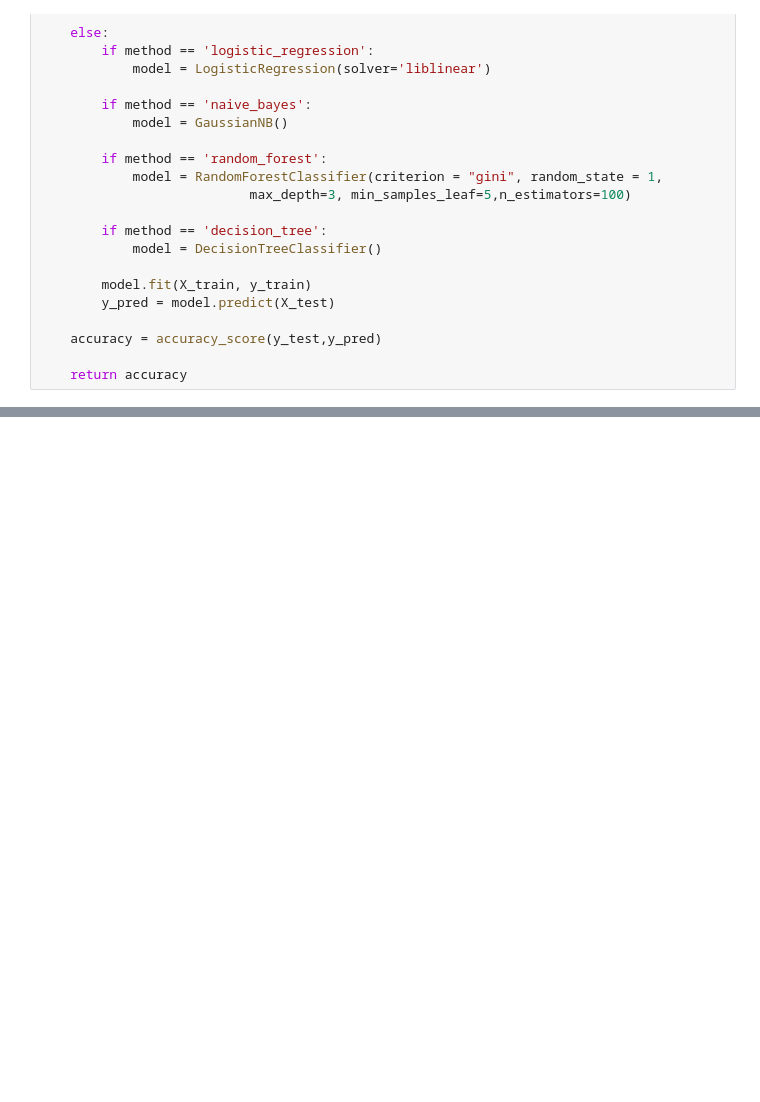
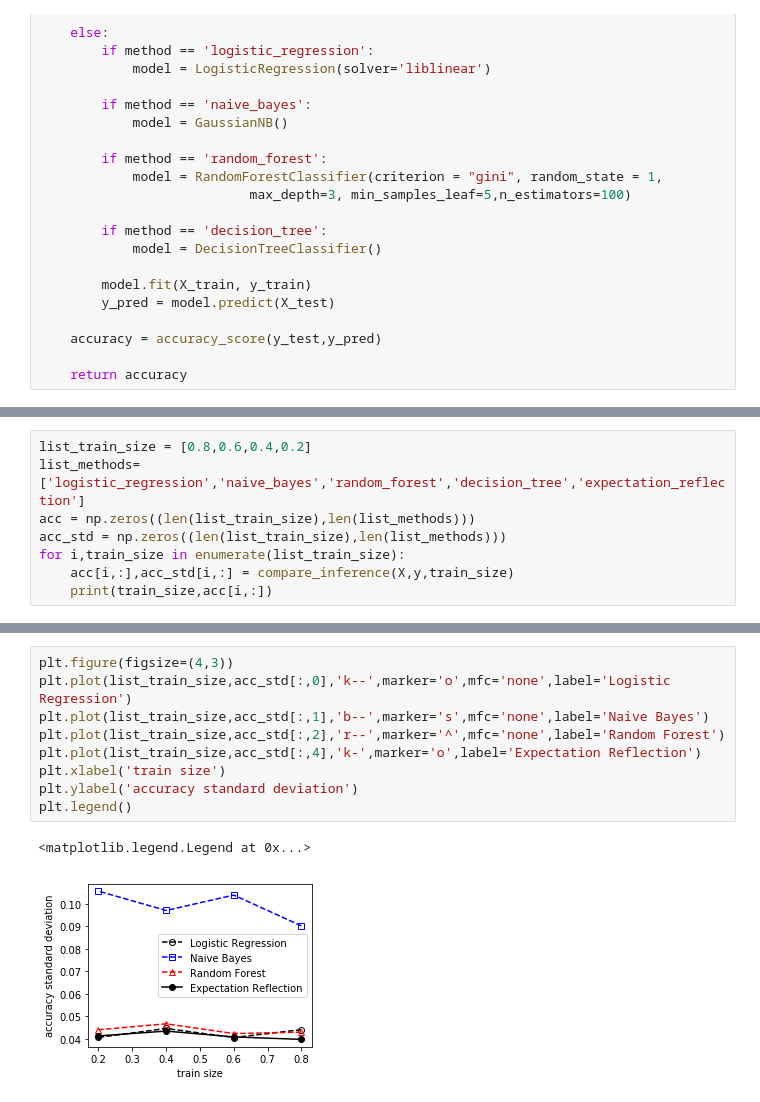
Before and after one commit to danhtaihoang/expectation-reflection, a Jupyter notebook: heartdisease.ipynb, the cells around one changed output, grey strips where cells are left out. Drawn from its saved outputs; the diff is of its cells as text; blank space fills up the shorter version.

```diff
--- a/heartdisease.ipynb
+++ b/heartdisease.ipynb
@@ -165,0 +165,8 @@ def compare_inference(X,y,train_size):
+# %%
+list_train_size = [0.8,0.6,0.4,0.2]
+list_methods=['logistic_regression','naive_bayes','random_forest','decision_tree','expectation_reflection']
+acc = np.zeros((len(list_train_size),len(list_methods)))
+acc_std = np.zeros((len(list_train_size),len(list_methods)))
+for i,train_size in enumerate(list_train_size):
+    acc[i,:],acc_std[i,:] = compare_inference(X,y,train_size)
+    print(train_size,acc[i,:])
@@ -191,0 +207,12 @@ plot_accuracy()
+# %%
+plt.figure(figsize=(4,3))
+plt.plot(list_train_size,acc_std[:,0],'k--',marker='o',mfc='none',label='Logistic Regression')
+plt.plot(list_train_size,acc_std[:,1],'b--',marker='s',mfc='none',label='Naive Bayes')
+plt.plot(list_train_size,acc_std[:,2],'r--',marker='^',mfc='none',label='Random Forest')
+plt.plot(list_train_size,acc_std[:,4],'k-',marker='o',label='Expectation Reflection')
+plt.xlabel('train size')
+plt.ylabel('accuracy standard deviation')
+plt.legend()
+# %% [output]
+<matplotlib.legend.Legend at 0x...>
+[figure, added]
```
Also changed, not shown: parts of 7 cells of this notebook, 3 other files.
